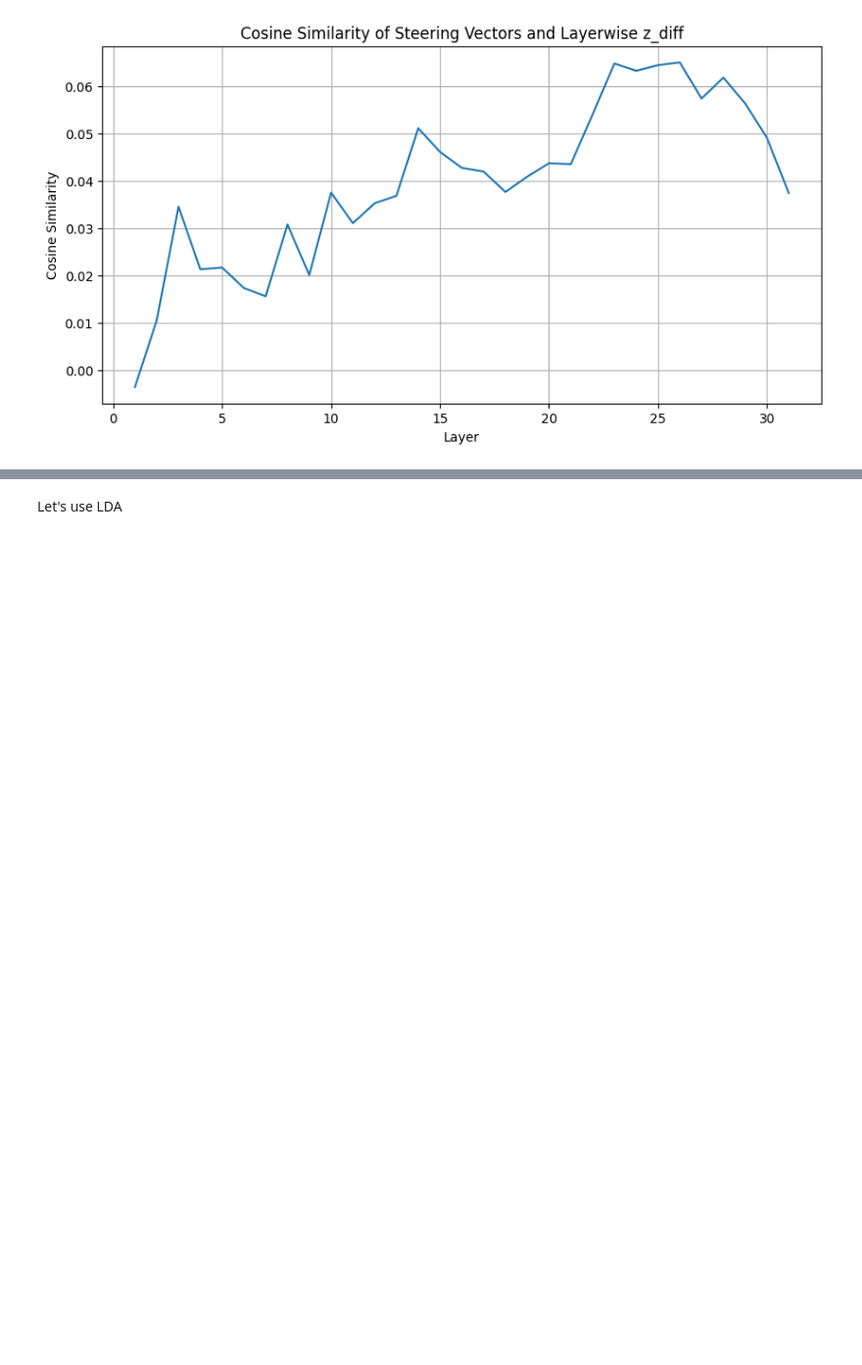
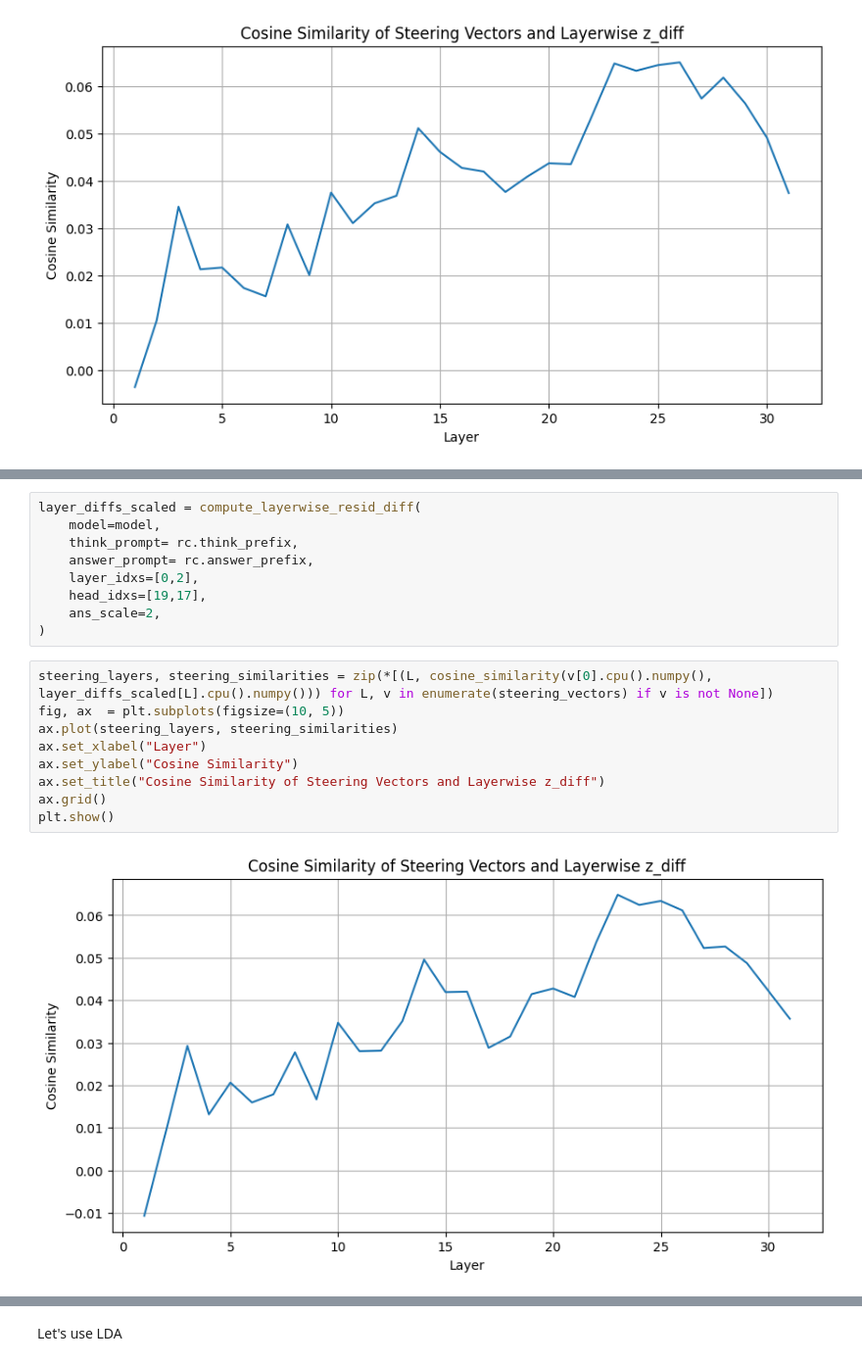
Before and after one commit to durrcommasteven/mech_interp_research, a Jupyter notebook: tues_may_6_tl_steering_circuit_analysis.ipynb, the cells around one changed output, grey strips where cells are left out. Shown: that part at 98% size. Drawn from its saved outputs; the diff is of its cells as text; blank space fills up the shorter version.

```diff
--- a/tues_may_6_tl_steering_circuit_analysis.ipynb
+++ b/tues_may_6_tl_steering_circuit_analysis.ipynb
@@ -390,2 +413,22 @@ plt.show()
+# %%
+layer_diffs_scaled = compute_layerwise_resid_diff(
+    model=model,
+    think_prompt= rc.think_prefix,
+    answer_prompt= rc.answer_prefix,
+    layer_idxs=[0,2],
+    head_idxs=[19,17],
+    ans_scale=2,
+)
+# %%
+steering_layers, steering_similarities = zip(*[(L, cosine_similarity(v[0].cpu().numpy(), layer_diffs_scaled[L].cpu().numpy())) for L, v in enumerate(steering_vectors) if v is not None])
+fig, ax  = plt.subplots(figsize=(10, 5))
+ax.plot(steering_layers, steering_similarities)
+ax.set_xlabel("Layer")
+ax.set_ylabel("Cosine Similarity")
+ax.set_title("Cosine Similarity of Steering Vectors and Layerwise z_diff")
+ax.grid()
+plt.show()
+# %% [output]
+[figure, added]
 # %%
 kjh
```
Also changed, not shown: parts of 6 cells of this notebook, 1 other file.
